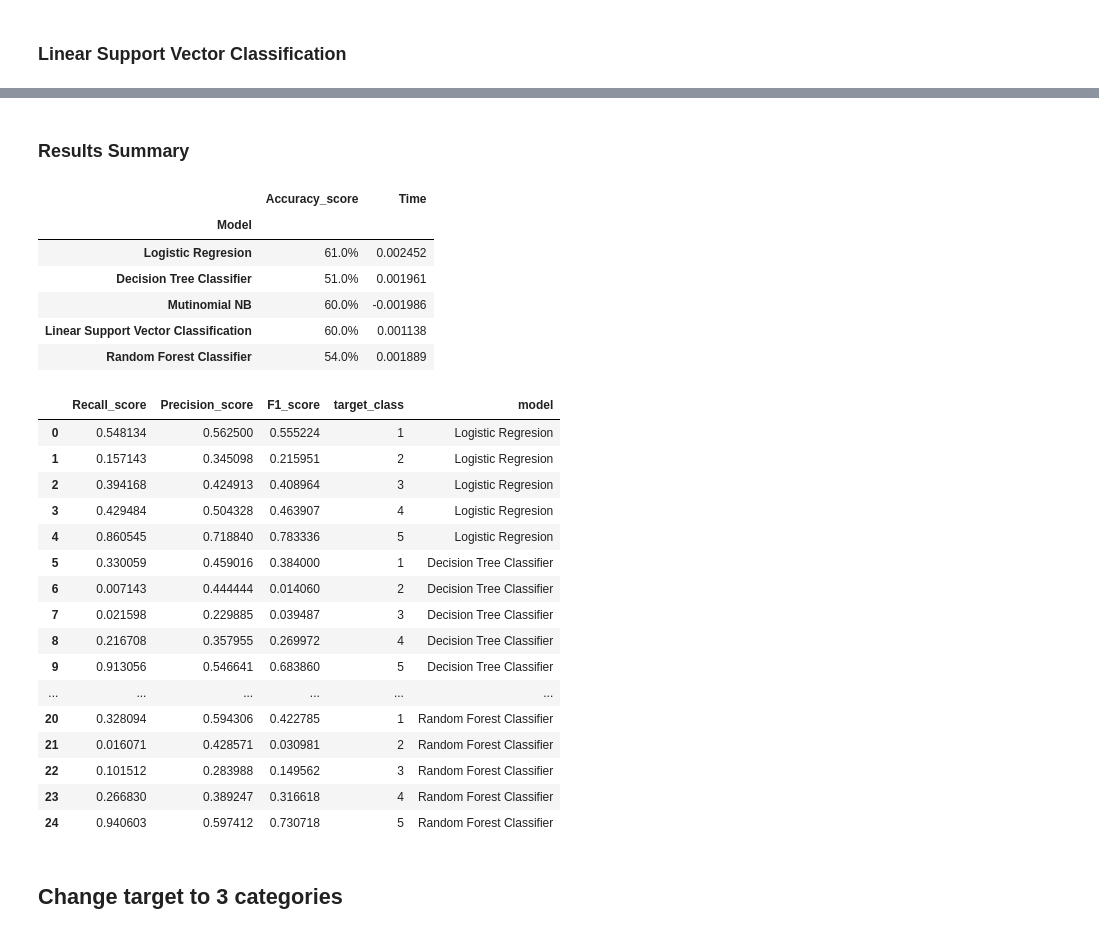
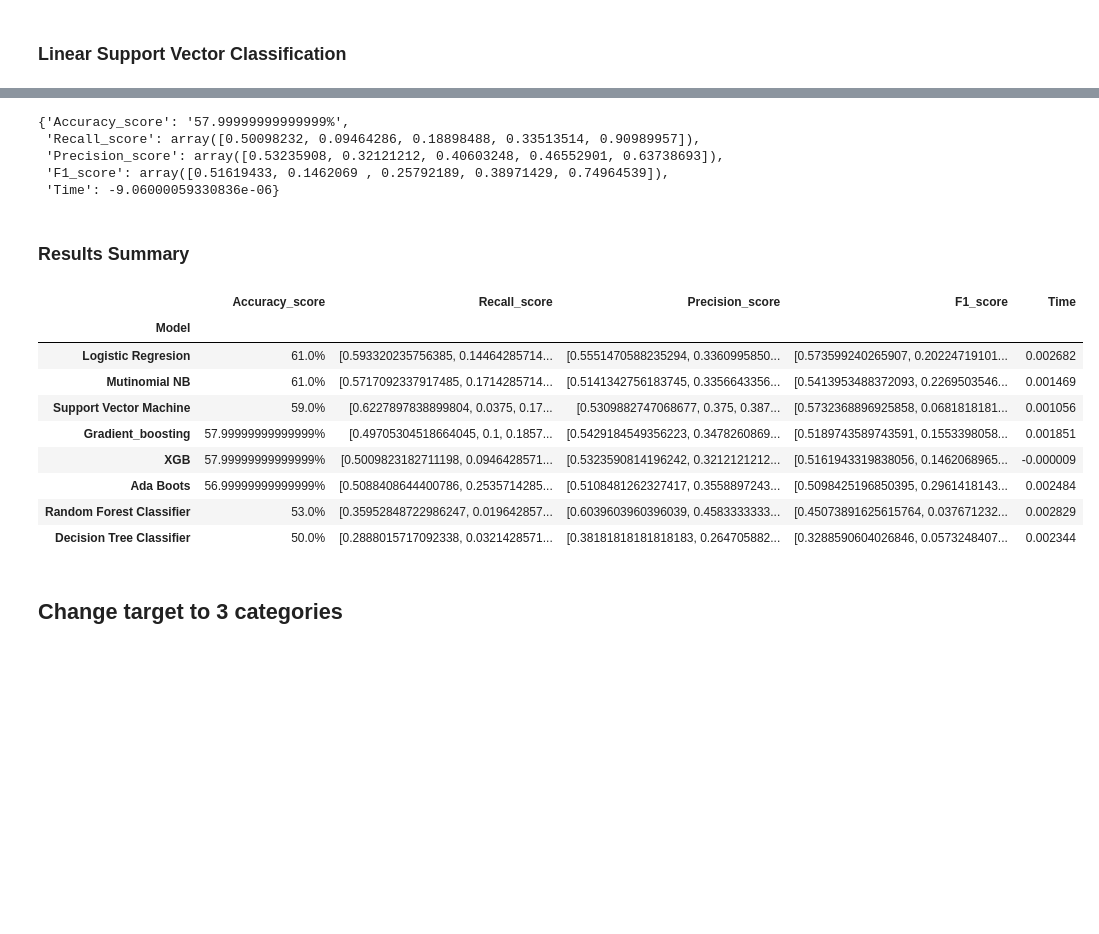
Before and after one commit to Cristinamulas/Text-Classification-And-Sentiment-Analysis-On-Hotel-Reviews, a Jupyter notebook: CountVectorizer and Modelling.ipynb, the cells around one changed output, grey strips where cells are left out. Cells and saved outputs as stored; diff of their text form; code cells hidden in the pictures; blank space fills up the shorter version.

```diff
--- a/CountVectorizer and Modelling.ipynb
+++ b/CountVectorizer and Modelling.ipynb
@@ -281,4 +302,5 @@ rf_multi_grid
 # %% [markdown]
 ### Linear Support Vector Classification
 # %%
-svc_multi_grid = clf_grid(LinearSVC(),df, 'Reviews_tokenize_join', 'target' ,parameteres = {'clf__C':[0.001,0.1,10,100,10e5] ,'clf__max_iter':[1000 ,2000,3000]})
+svc_multi_grid = clf_grid_count_vectorizer(LinearSVC(),df, 'Reviews_tokenize_join', 'target' ,parameteres =
+        {'clf__C':[0.001,0.1,10,100,10e5] ,'clf__max_iter':[1000 ,2000,3000]})
@@ -292,0 +335,6 @@ svc_multi_grid
+# %%
+ab_multi_grid = clf_grid_count_vectorizer(AdaBoostClassifier(), df, 'Reviews_tokenize_join', 'target', parameteres = {
+ 'clf__n_estimators': [50, 100],
+ 'clf__learning_rate' : [0.01,0.05,0.1,0.3,1]
+ }
+)
@@ -292,0 +371,6 @@ svc_multi_grid
+# %%
+gb_multi_grid = clf_grid_count_vectorizer(GradientBoostingClassifier(), df, 'Reviews_tokenize_join', 'target', parameteres = {'clf__learning_rate': [0.1, 0.05, 0.02, 0.01],
+#               'max_depth': [4, 6, 8],
+              'clf__min_samples_leaf': [20, 50,100,150]
+              #'max_features': [1.0, 0.3, 0.1]
+              })
@@ -292,0 +405,8 @@ svc_multi_grid
+# %%
+xgb_multi_grid = clf_grid_count_vectorizer(XGBClassifier(), df, 'Reviews_tokenize_join', 'target', parameteres = {
+#         'clf__min_child_weight': [1, 5, 10],
+        'clf__gamma': [0.5, 1, 1.5, 2, 5],
+        'clf__subsample': [0.6, 0.8, 1.0],
+#         'clf__colsample_bytree': [0.6, 0.8, 1.0],
+        'clf__max_depth': [3, 4, 5]
+        })
@@ -293,39 +431,32 @@ svc_multi_grid
+# %%
+xgb_multi_grid
+# %% [output]
+{'Accuracy_score': '57.99999999999999%',
+ 'Recall_score': array([0.50098232, 0.09464286, 0.18898488, 0.33513514, 0.90989957]),
+ 'Precision_score': array([0.53235908, 0.32121212, 0.40603248, 0.46552901, 0.63738693]),
+ 'F1_score': array([0.51619433, 0.1462069 , 0.25792189, 0.38971429, 0.74964539]),
+ 'Time': -9.06000059330836e-06}
 # %% [markdown]
 ### Results Summary
 # %%
-l= [lg_multi_grid, dt_multi_grid, nb_muti_grid  , svc_multi_grid, rf_multi_grid]
+l= [lg_multi_grid, dt_multi_grid, rf_multi_grid, ab_multi_grid, gb_multi_grid, xgb_multi_grid, svc_multi_grid,nb_muti_grid]
+
 df_results_multi_grid = table_results(l)
 df_results_multi_grid.loc[: , ['Accuracy_score', 'Time']]
+df_results_multi_grid.sort_values(by='Accuracy_score', ascending=False)
 # %% [output]
-|  | Accuracy_score | Time |
-| Model |  |  |
-| Logistic Regresion | 61.0% | 0.002452 |
-| Decision Tree Classifier | 51.0% | 0.001961 |
-| Mutinomial NB | 60.0% | -0.001986 |
-| Linear Support Vector Classification | 60.0% | 0.001138 |
-| Random Forest Classifier | 54.0% | 0.001889 |
+|  | Accuracy_score | Recall_score | Precision_score | F1_score | Time |
+| Model |  |  |  |  |  |
+| Logistic Regresion | 61.0% | [0.593320235756385, 0.14464285714... | [0.5551470588235294, 0.3360995850... | [0.573599240265907, 0.20224719101... | 0.002682 |
+| Mutinomial NB | 61.0% | [0.5717092337917485, 0.1714285714... | [0.5141342756183745, 0.3356643356... | [0.5413953488372093, 0.2269503546... | 0.001469 |
+| Support Vector Machine | 59.0% | [0.6227897838899804, 0.0375, 0.17... | [0.5309882747068677, 0.375, 0.387... | [0.5732368896925858, 0.0681818181... | 0.001056 |
+| Gradient_boosting | 57.99999999999999% | [0.49705304518664045, 0.1, 0.1857... | [0.5429184549356223, 0.3478260869... | [0.5189743589743591, 0.1553398058... | 0.001851 |
+| XGB | 57.99999999999999% | [0.5009823182711198, 0.0946428571... | [0.5323590814196242, 0.3212121212... | [0.5161943319838056, 0.1462068965... | -0.000009 |
+| Ada Boots | 56.99999999999999% | [0.5088408644400786, 0.2535714285... | [0.5108481262327417, 0.3558897243... | [0.5098425196850395, 0.2961418143... | 0.002484 |
+| Random Forest Classifier | 53.0% | [0.35952848722986247, 0.019642857... | [0.6039603960396039, 0.4583333333... | [0.45073891625615764, 0.037671232... | 0.002829 |
+| Decision Tree Classifier | 50.0% | [0.2888015717092338, 0.0321428571... | [0.38181818181818183, 0.264705882... | [0.3288590604026846, 0.0573248407... | 0.002344 |
 # %%
 df_metrix_multi_grid = unnest_df(df_results_multi_grid)
-# %%
-df_metrix_multi_grid
-# %% [output]
-|  | Recall_score | Precision_score | F1_score | target_class | model |
-| 0 | 0.548134 | 0.562500 | 0.555224 | 1 | Logistic Regresion |
-| 1 | 0.157143 | 0.345098 | 0.215951 | 2 | Logistic Regresion |
-| 2 | 0.394168 | 0.424913 | 0.408964 | 3 | Logistic Regresion |
-| 3 | 0.429484 | 0.504328 | 0.463907 | 4 | Logistic Regresion |
-| 4 | 0.860545 | 0.718840 | 0.783336 | 5 | Logistic Regresion |
-| 5 | 0.330059 | 0.459016 | 0.384000 | 1 | Decision Tree Classifier |
-| 6 | 0.007143 | 0.444444 | 0.014060 | 2 | Decision Tree Classifier |
-| 7 | 0.021598 | 0.229885 | 0.039487 | 3 | Decision Tree Classifier |
-| 8 | 0.216708 | 0.357955 | 0.269972 | 4 | Decision Tree Classifier |
-| 9 | 0.913056 | 0.546641 | 0.683860 | 5 | Decision Tree Classifier |
-| ... | ... | ... | ... | ... | ... |
-| 20 | 0.328094 | 0.594306 | 0.422785 | 1 | Random Forest Classifier |
-| 21 | 0.016071 | 0.428571 | 0.030981 | 2 | Random Forest Classifier |
-| 22 | 0.101512 | 0.283988 | 0.149562 | 3 | Random Forest Classifier |
-| 23 | 0.266830 | 0.389247 | 0.316618 | 4 | Random Forest Classifier |
-| 24 | 0.940603 | 0.597412 | 0.730718 | 5 | Random Forest Classifier |
 # %% [markdown]
 ## Change target to 3 categories
 # %% [markdown]
```
Also changed, not shown: parts of 108 cells of this notebook, 6 other files.
